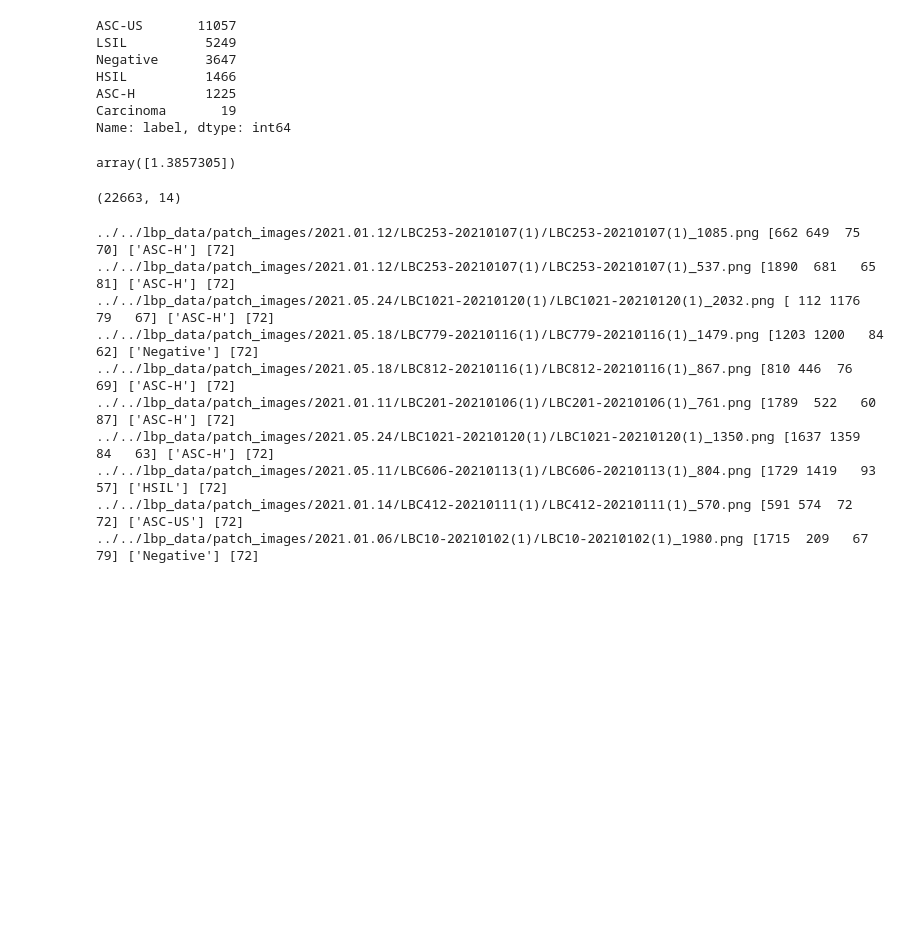
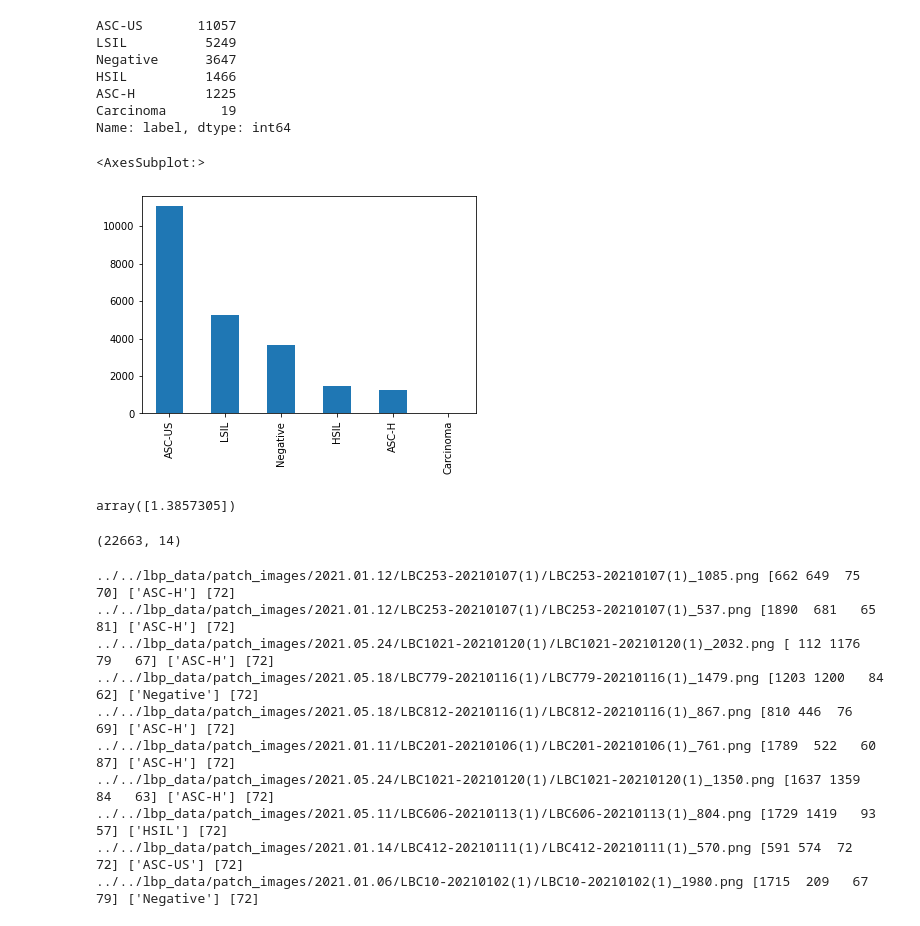
Before and after one commit to YuBeomGon/clf_from_roi, a Jupyter notebook: prepare_data/notebooks/check_small.ipynb, the cells around one changed output. Saved outputs shown, nothing was run; the diff lists cells and outputs as text; code cells hidden in the pictures; blank space fills up the shorter version.

```diff
--- a/prepare_data/notebooks/check_small.ipynb
+++ b/prepare_data/notebooks/check_small.ipynb
@@ -59,6 +59,11 @@ HSIL          1466
 ASC-H         1225
 Carcinoma       19
 Name: label, dtype: int64
+# %%
+df.label.value_counts().plot.bar()
+# %% [output]
+<AxesSubplot:>
+[figure, added]
 # %%
 1 + np.random.rand(1) * 0.5
 # %% [output]
```
Also changed, not shown: parts of 1 cell of this notebook, 9 other files.
